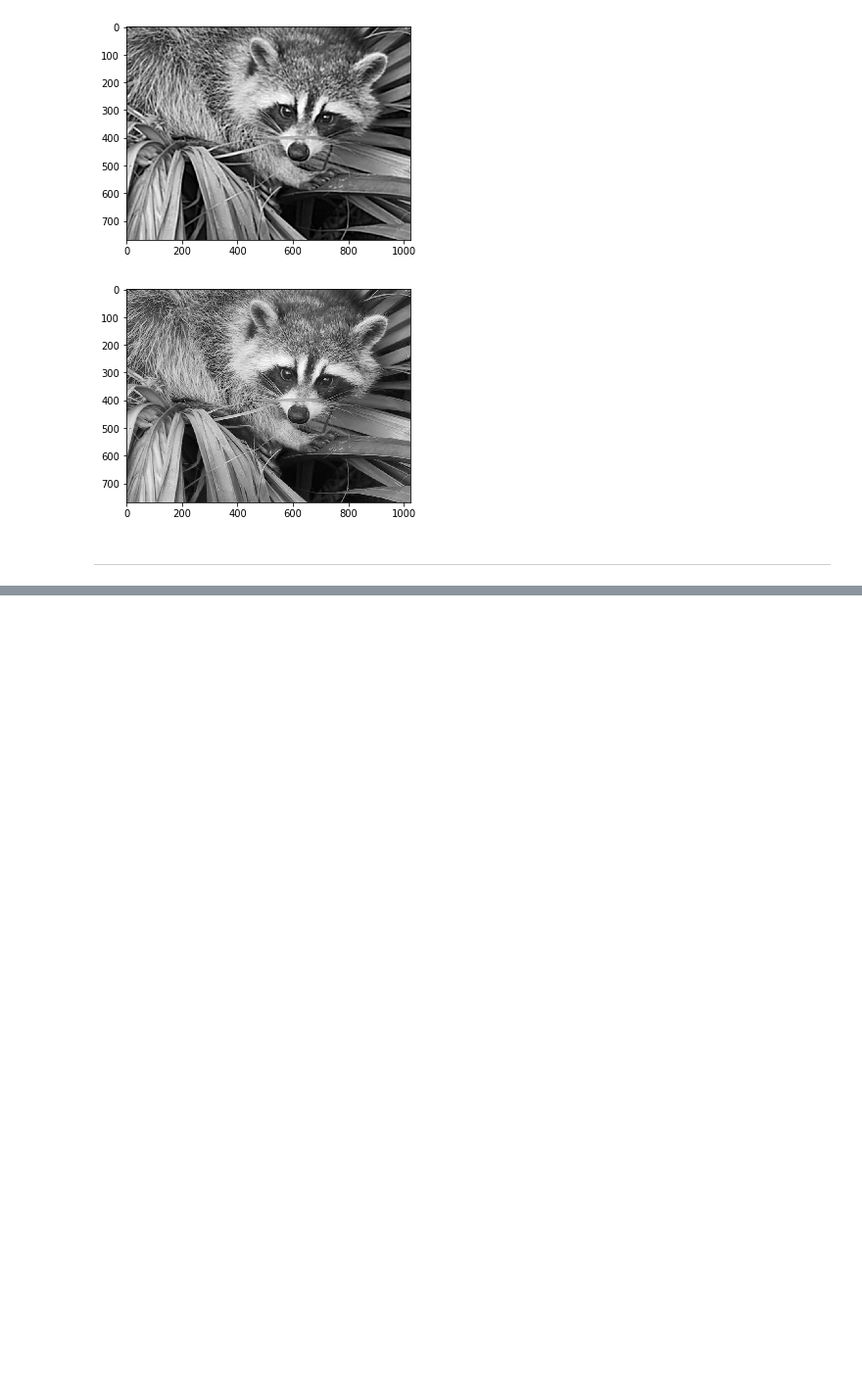
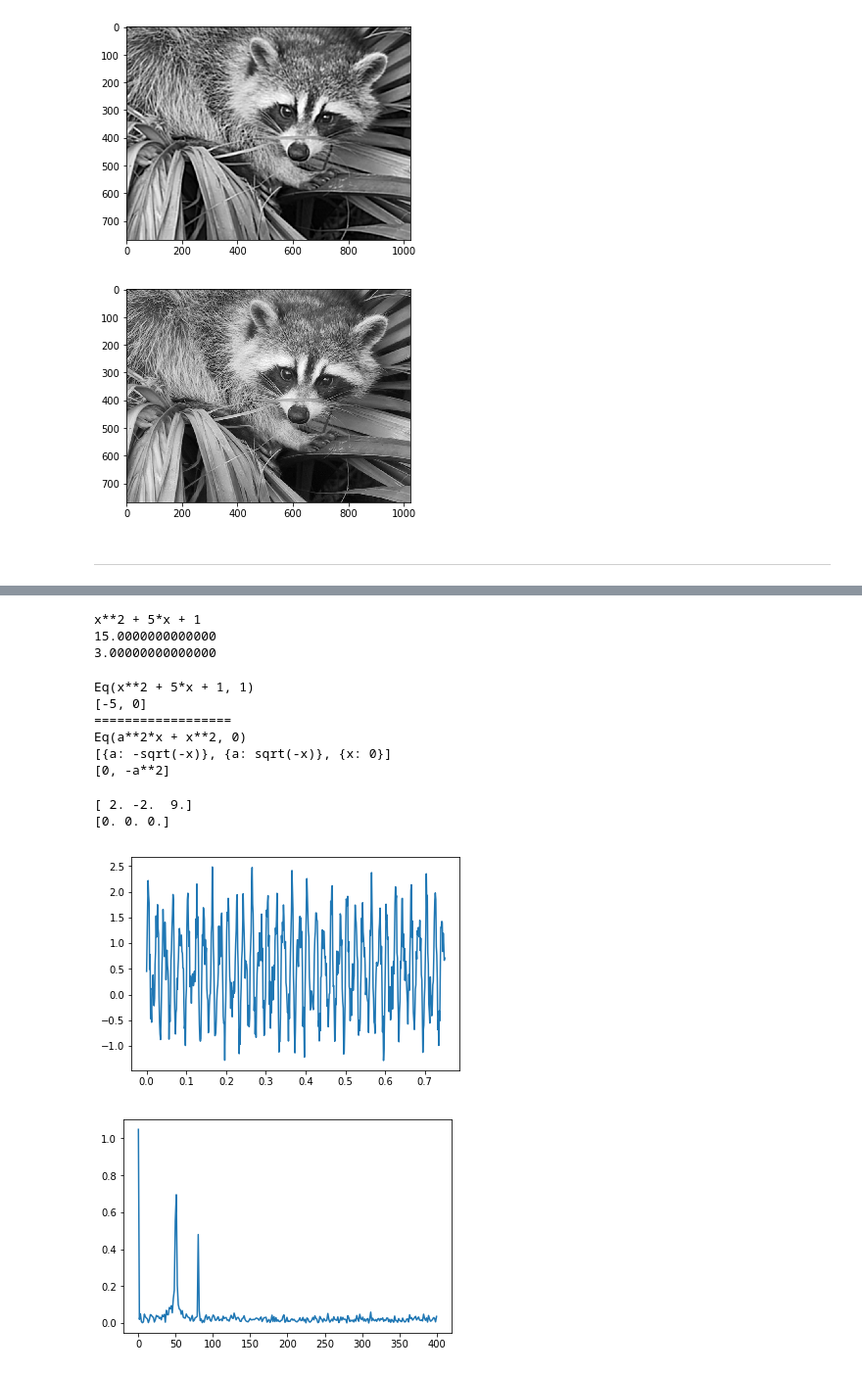
Before and after one commit to a1ip/py_mipt, a Jupyter notebook: 2/Scipy/Scipy.ipynb, the cells around one changed output, grey strips where cells are left out. Shown at 98% size. Drawn from its saved outputs; the diff is of its cells as text; code cells hidden in the pictures; blank space fills up the shorter version.

```diff
--- a/2/Scipy/Scipy.ipynb
+++ b/2/Scipy/Scipy.ipynb
@@ -203,0 +221,79 @@ plt.show()
+# %%
+x = symbols('x')
+
+f = x**2 + 5*x + 1
+print(f)
+print(f.evalf(subs={x: 2}))
+
+print((x + x + x).evalf(subs={x : 1}))
+# %% [output]
+x**2 + 5*x + 1
+15.0000000000000
+3.00000000000000
+# %%
+from sympy import Eq, solve
+
+x = symbols('x')
+
+f = x**2 + 5 * x + 1
+e = Eq(f, 1)
+print(e)
+print(solve(e))
+
+print("==================")
+
+a = symbols('a')
+f2 = x**2 + a * a * x
+e2 = Eq(f2, 0)
+print(e2)
+print(solve(e2))
+print(solve(e2, x))
+# %% [output]
+Eq(x**2 + 5*x + 1, 1)
+[-5, 0]
+==================
+Eq(a**2*x + x**2, 0)
+[{a: -sqrt(-x)}, {a: sqrt(-x)}, {x: 0}]
+[0, -a**2]
+# %%
+from scipy import linalg
+import numpy as np
+
+a = np.array([[3, 2, 0],
+     [1, -1, 0],
+     [0, 5, 1]])
+
+b = np.array([2, 4, -1])
+
+# Решает систему линейных скалярных уравнений
+x = linalg.solve(a, b)
+
+print(x)
+print(a @ x - b)
+# %% [output]
+[ 2. -2.  9.]
+[0. 0. 0.]
+# %%
+from scipy import fft
+import matplotlib.pyplot as plt
+import numpy as np
+
+import matplotlib
+matplotlib.matplotlib_fname()
+
+T = 1.0 / 800.0
+N = 600
+
+x = np.linspace(0.0, N*T, N)
+y = np.sin(50.0 * 2.0*np.pi*x) + 0.5*np.sin(80.0 * 2.0*np.pi*x) + np.random.random((N,1)).flatten()
+
+plt.plot(x, y)
+plt.show()
+
+yf = fft(y)
+xf = np.linspace(0.0, 1.0/(2.0*T), N//2)
+plt.plot(xf, 2.0/N * np.abs(yf[0:N//2]))
+plt.show()
+# %% [output]
+[figure, added]
+[figure, added]
```
Also changed, not shown: parts of 1 cell of this notebook.
